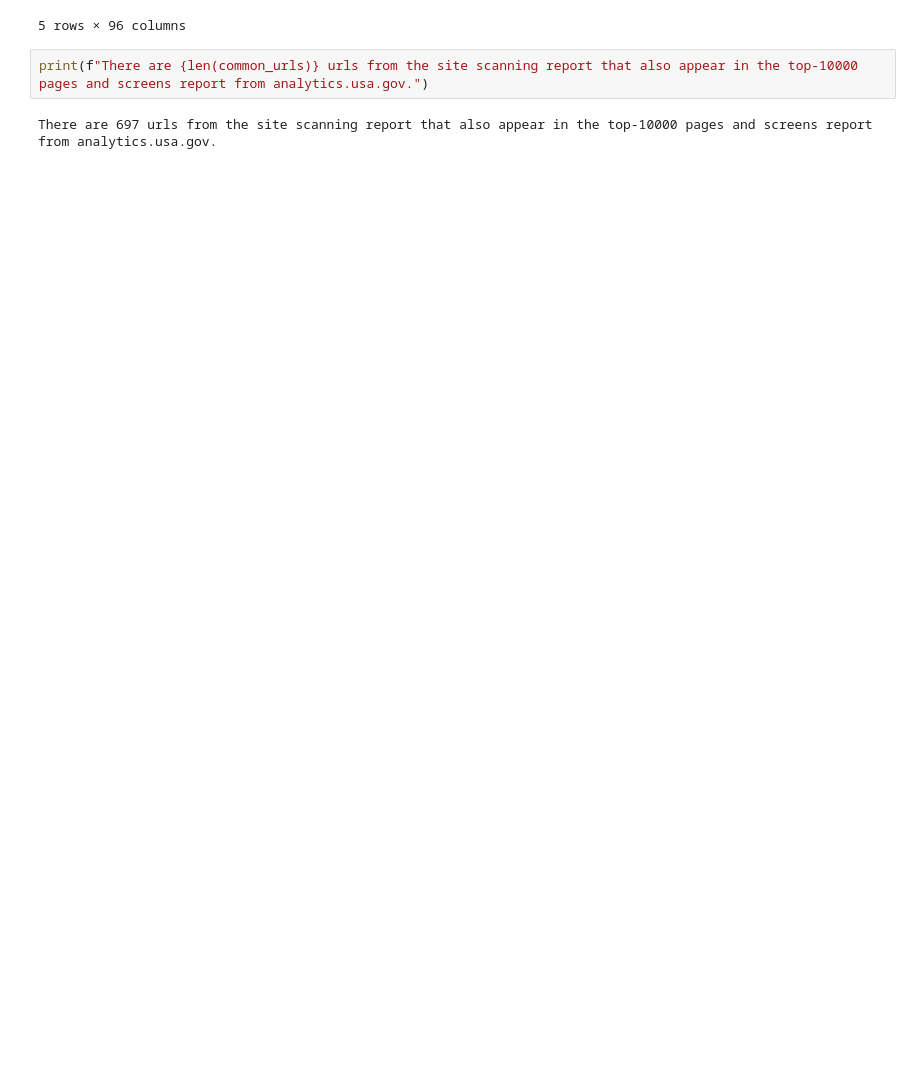
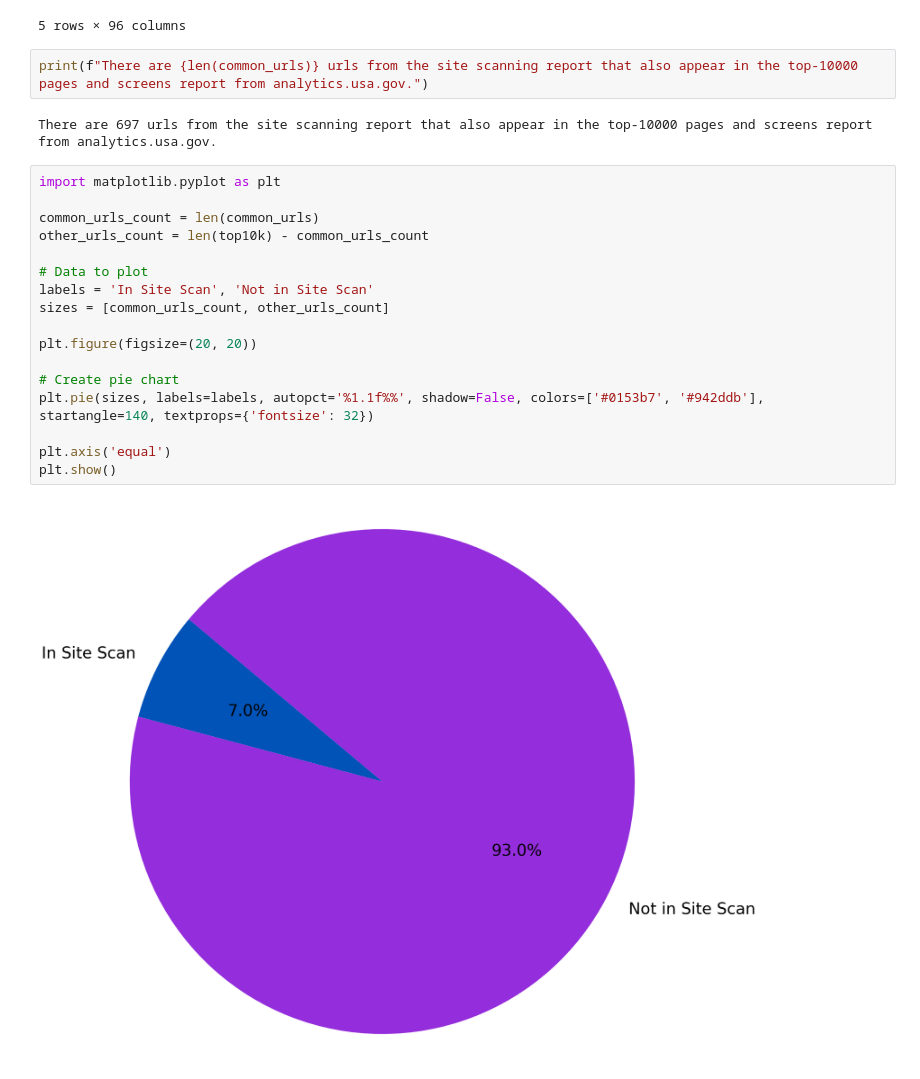
Before and after one commit to GSA-TTS/inclusive-web-performance-cx, a Jupyter notebook: research/top-10k-pages.ipynb, the cells around one changed output. Drawn from its saved outputs; the diff is of its cells as text; blank space fills up the shorter version.

Commit message:
add pie chart to correlation study

```diff
--- a/research/top-10k-pages.ipynb
+++ b/research/top-10k-pages.ipynb
@@ -39,3 +39,22 @@ common_urls.head()
 print(f"There are {len(common_urls)} urls from the site scanning report that also appear in the top-10000 pages and screens report from analytics.usa.gov.")
 # %% [output]
 There are 697 urls from the site scanning report that also appear in the top-10000 pages and screens report from analytics.usa.gov.
+# %%
+import matplotlib.pyplot as plt
+
+common_urls_count = len(common_urls)
+other_urls_count = len(top10k) - common_urls_count
+
+# Data to plot
+labels = 'In Site Scan', 'Not in Site Scan'
+sizes = [common_urls_count, other_urls_count]
+
+plt.figure(figsize=(20, 20))
+
+# Create pie chart
+plt.pie(sizes, labels=labels, autopct='%1.1f%%', shadow=False, colors=['#0153b7', '#942ddb'], startangle=140, textprops={'fontsize': 32})
+
+plt.axis('equal')
+plt.show()
+# %% [output]
+[figure, added]
```
